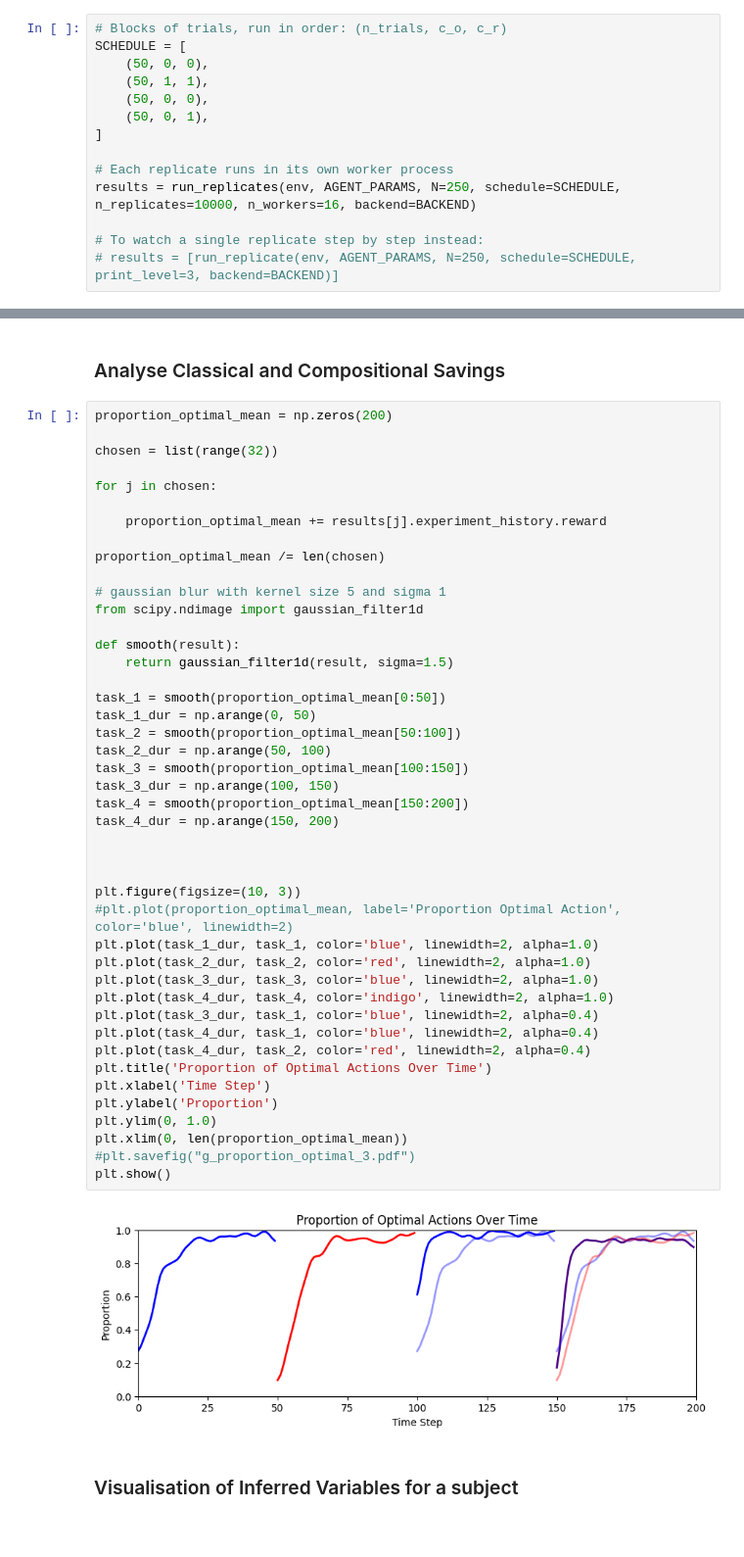
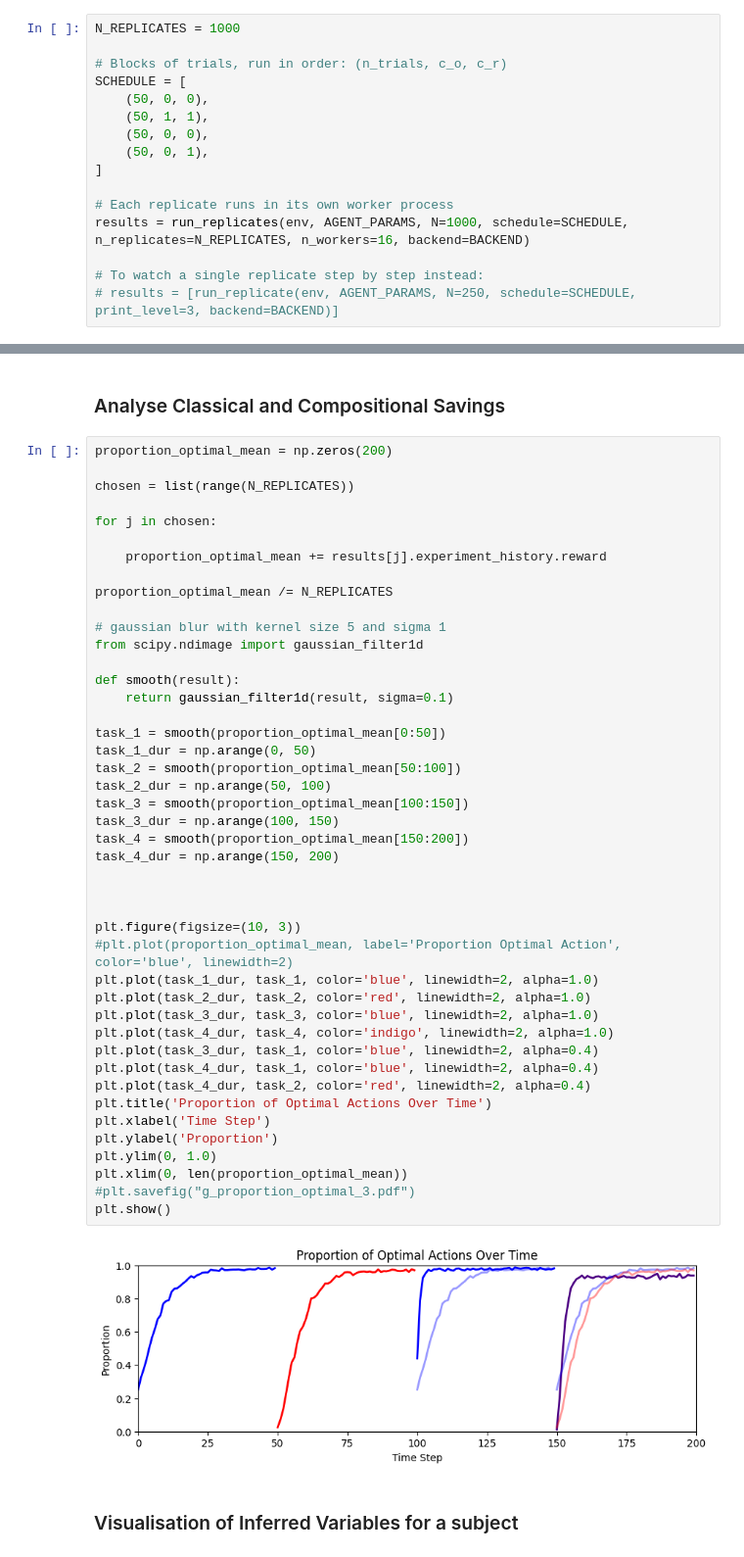
Before and after one commit to dkornai/CCAB, a Jupyter notebook: demo.ipynb, the cells around one changed output, grey strips where cells are left out. Shown at 98% size. Drawn from its saved outputs; the diff is of its cells as text.

Commit message:
updated plotting code

```diff
--- a/demo.ipynb
+++ b/demo.ipynb
@@ -114,6 +132,8 @@ if BACKEND == "cpp" and CPP_BACKEND_ERROR is not None:
 # %% [markdown]
 #### Simulation
 # %%
+N_REPLICATES = 1000
+
 # Blocks of trials, run in order: (n_trials, c_o, c_r)
 SCHEDULE = [
     (50, 0, 0),
@@ -123,7 +143,7 @@ SCHEDULE = [
 ]
 
 # Each replicate runs in its own worker process
-results = run_replicates(env, AGENT_PARAMS, N=250, schedule=SCHEDULE, n_replicates=10000, n_workers=16, backend=BACKEND)
+results = run_replicates(env, AGENT_PARAMS, N=1000, schedule=SCHEDULE, n_replicates=N_REPLICATES, n_workers=16, backend=BACKEND)
 
 # To watch a single replicate step by step instead:
 # results = [run_replicate(env, AGENT_PARAMS, N=250, schedule=SCHEDULE, print_level=3, backend=BACKEND)]
@@ -134,49 +154,49 @@ results = run_replicates(env, AGENT_PARAMS, N=250, schedule=SCHEDULE, n_replicat
 # %%
 proportion_optimal_mean = np.zeros(200)
 
-chosen = list(range(32))
+chosen = list(range(N_REPLICATES))
 
 for j in chosen:
 
     proportion_optimal_mean += results[j].experiment_history.reward
 
-proportion_optimal_mean /= len(chosen)
+proportion_optimal_mean /= N_REPLICATES
 
 # gaussian blur with kernel size 5 and sigma 1
 from scipy.ndimage import gaussian_filter1d
 
 def smooth(result):
-    return gaussian_filter1d(result, sigma=1.5)
+    return gaussian_filter1d(result, sigma=0.1)
 
 task_1 = smooth(proportion_optimal_mean[0:50])
 task_1_dur = np.arange(0, 50)
 task_2 = smooth(proportion_optimal_mean[50:100])
 task_2_dur = np.arange(50, 100)
 task_3 = smooth(proportion_optimal_mean[100:150])
 task_3_dur = np.arange(100, 150)
 task_4 = smooth(proportion_optimal_mean[150:200])
 task_4_dur = np.arange(150, 200)
 
 
 
 plt.figure(figsize=(10, 3))
 #plt.plot(proportion_optimal_mean, label='Proportion Optimal Action', color='blue', linewidth=2)
 plt.plot(task_1_dur, task_1, color='blue', linewidth=2, alpha=1.0)
 plt.plot(task_2_dur, task_2, color='red', linewidth=2, alpha=1.0)
 plt.plot(task_3_dur, task_3, color='blue', linewidth=2, alpha=1.0)
 plt.plot(task_4_dur, task_4, color='indigo', linewidth=2, alpha=1.0)
 plt.plot(task_3_dur, task_1, color='blue', linewidth=2, alpha=0.4)
 plt.plot(task_4_dur, task_1, color='blue', linewidth=2, alpha=0.4)
 plt.plot(task_4_dur, task_2, color='red', linewidth=2, alpha=0.4)
 plt.title('Proportion of Optimal Actions Over Time')
 plt.xlabel('Time Step')
 plt.ylabel('Proportion')
 plt.ylim(0, 1.0)
 plt.xlim(0, len(proportion_optimal_mean))
 #plt.savefig("g_proportion_optimal_3.pdf")
 plt.show()
 # %% [output]
-[figure, old version]
+[figure, new version]
 # %% [markdown]
 ### Visualisation of Inferred Variables for a subject
 # %%
```
Also changed, not shown: parts of 4 cells of this notebook.
